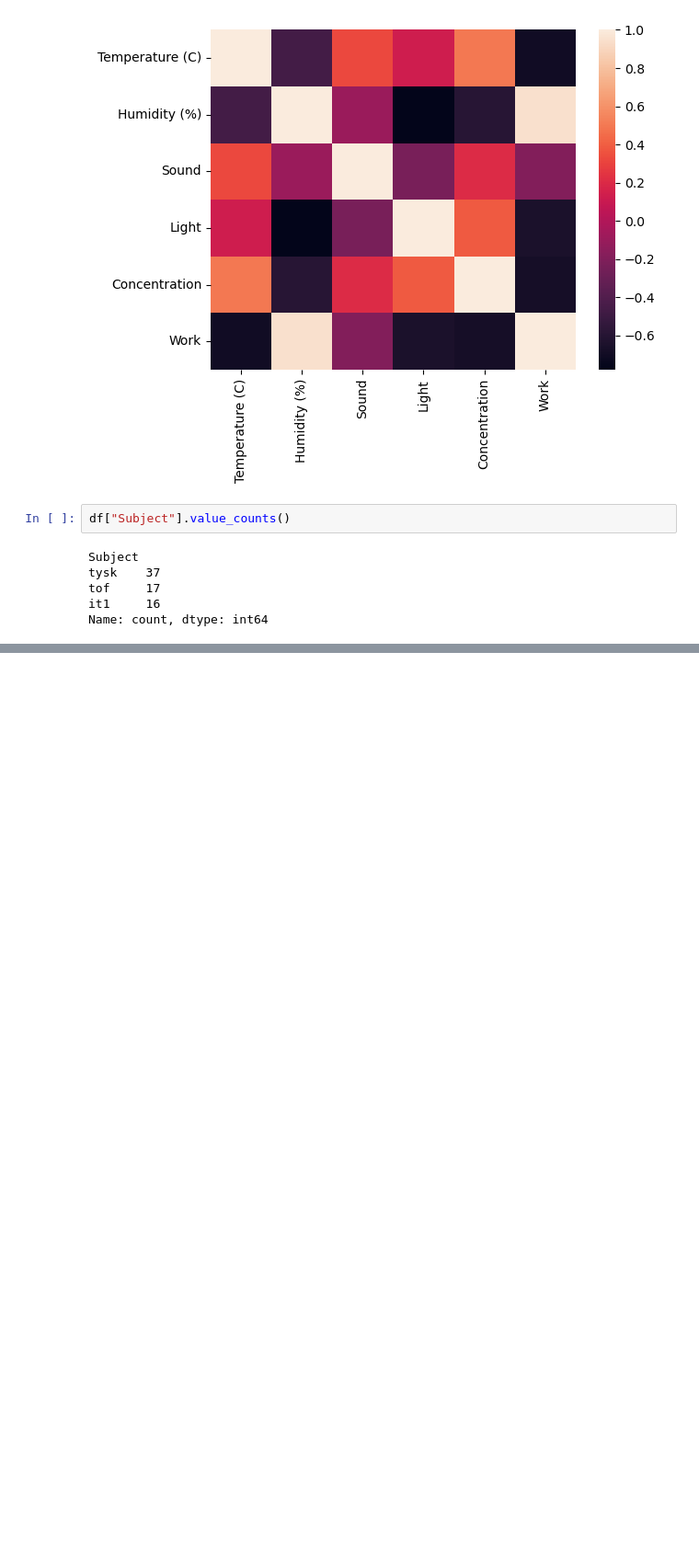
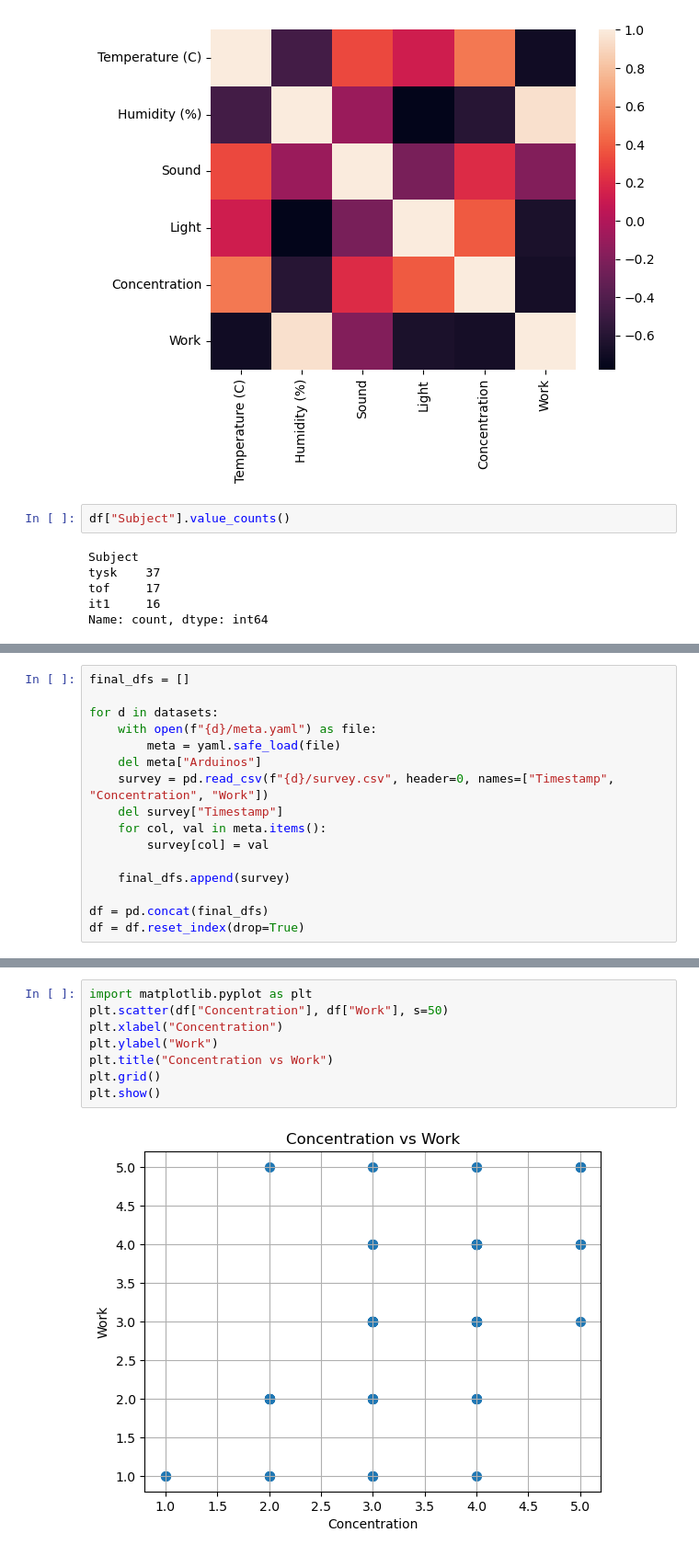
Before and after one commit to LilleAila/tof-prosjekt-26, a Jupyter notebook: data/analysis.ipynb, the cells around one changed output, grey strips where cells are left out. Shown at 92% size. Drawn from its saved outputs; the diff is of its cells as text; blank space fills up the shorter version.

Commit message:
analyis survey validation

```diff
--- a/data/analysis.ipynb
+++ b/data/analysis.ipynb
@@ -118,0 +182,16 @@ Name: count, dtype: int64
+# %%
+final_dfs = []
+
+for d in datasets:
+    with open(f"{d}/meta.yaml") as file:
+        meta = yaml.safe_load(file)
+    del meta["Arduinos"]
+    survey = pd.read_csv(f"{d}/survey.csv", header=0, names=["Timestamp", "Concentration", "Work"])
+    del survey["Timestamp"]
+    for col, val in meta.items():
+        survey[col] = val
+
+    final_dfs.append(survey)
+
+df = pd.concat(final_dfs)
+df = df.reset_index(drop=True)
@@ -118,0 +293,10 @@ Name: count, dtype: int64
+# %%
+import matplotlib.pyplot as plt
+plt.scatter(df["Concentration"], df["Work"], s=50)
+plt.xlabel("Concentration")
+plt.ylabel("Work")
+plt.title("Concentration vs Work")
+plt.grid()
+plt.show()
+# %% [output]
+[figure, added]
```
Also changed, not shown: parts of 27 cells of this notebook.
